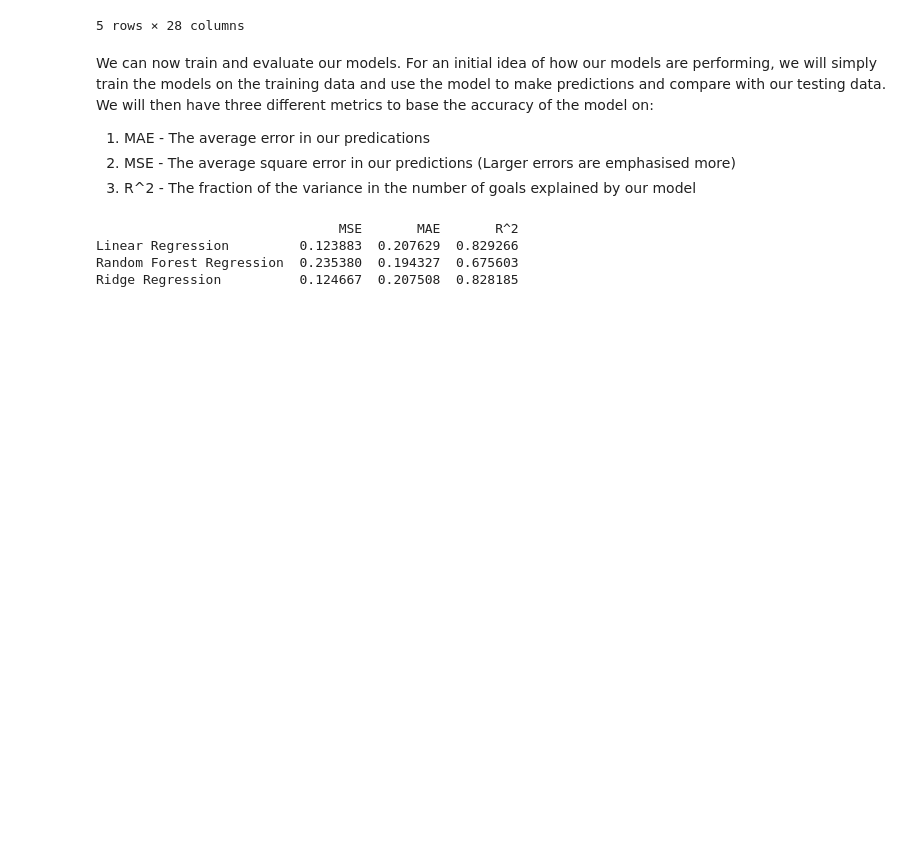
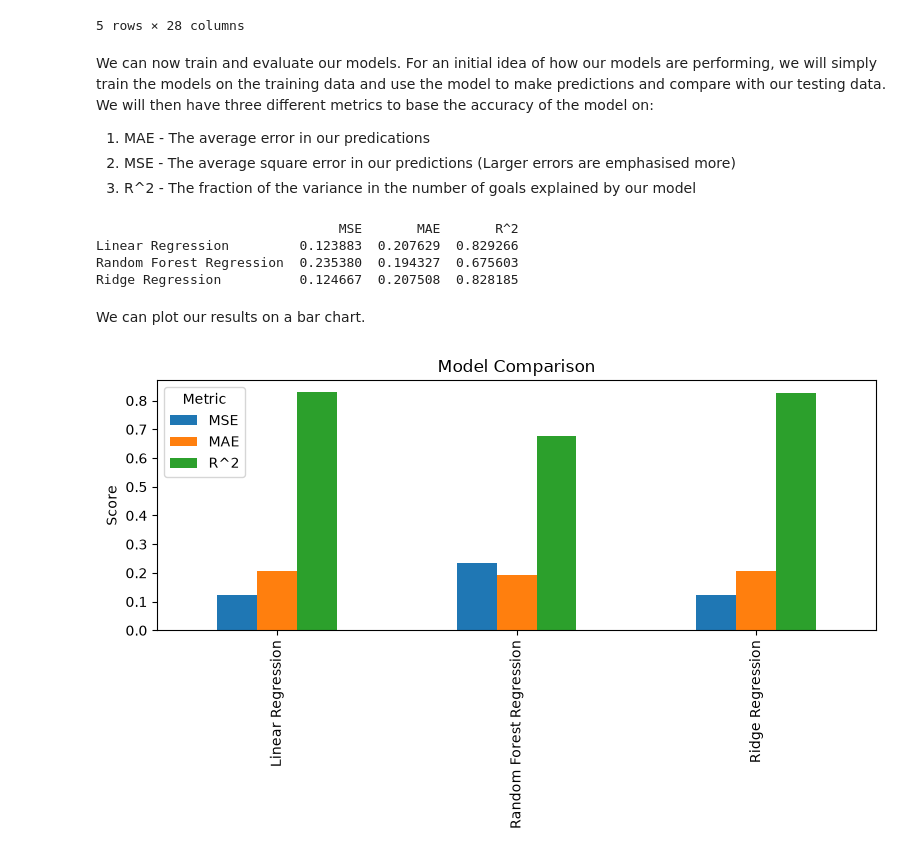
Before and after one commit to kacprinho/world-cup-EDA, a Jupyter notebook: notebooks/player-ML.ipynb, the cells around one changed output. Drawn from its saved outputs; the diff is of its cells as text; code cells hidden in the pictures; blank space fills up the shorter version.

Commit message:
Adding bar chart of results

```diff
--- a/notebooks/player-ML.ipynb
+++ b/notebooks/player-ML.ipynb
@@ -147,3 +147,14 @@ print(results_df)
 Linear Regression         0.123883  0.207629  0.829266
 Random Forest Regression  0.235380  0.194327  0.675603
 Ridge Regression          0.124667  0.207508  0.828185
+# %% [markdown]
+We can plot our results on a bar chart.
+# %%
+results_df.plot(kind="bar", figsize=(8, 5))
+mpl.title("Model Comparison")
+mpl.ylabel("Score")
+mpl.legend(title="Metric")
+mpl.tight_layout()
+mpl.show()
+# %% [output]
+[figure, added]
```
